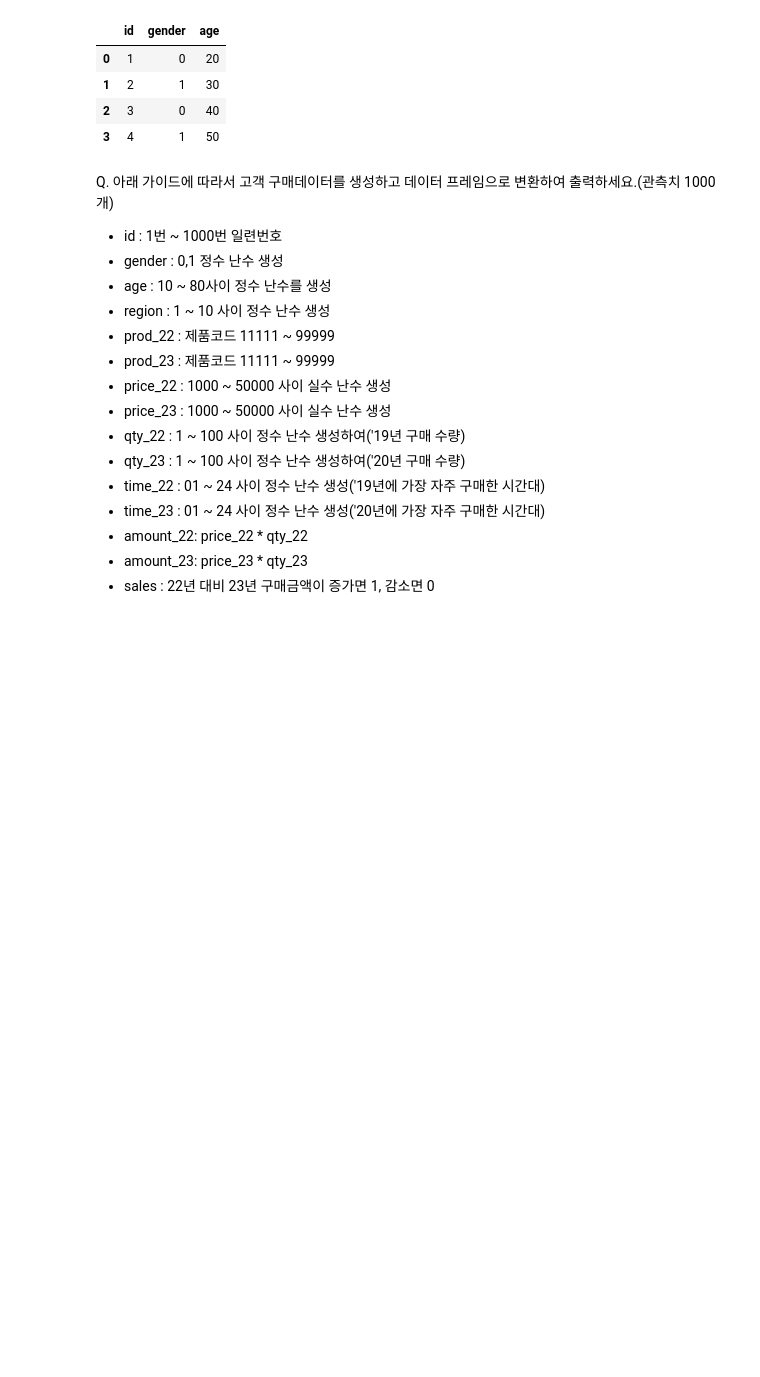
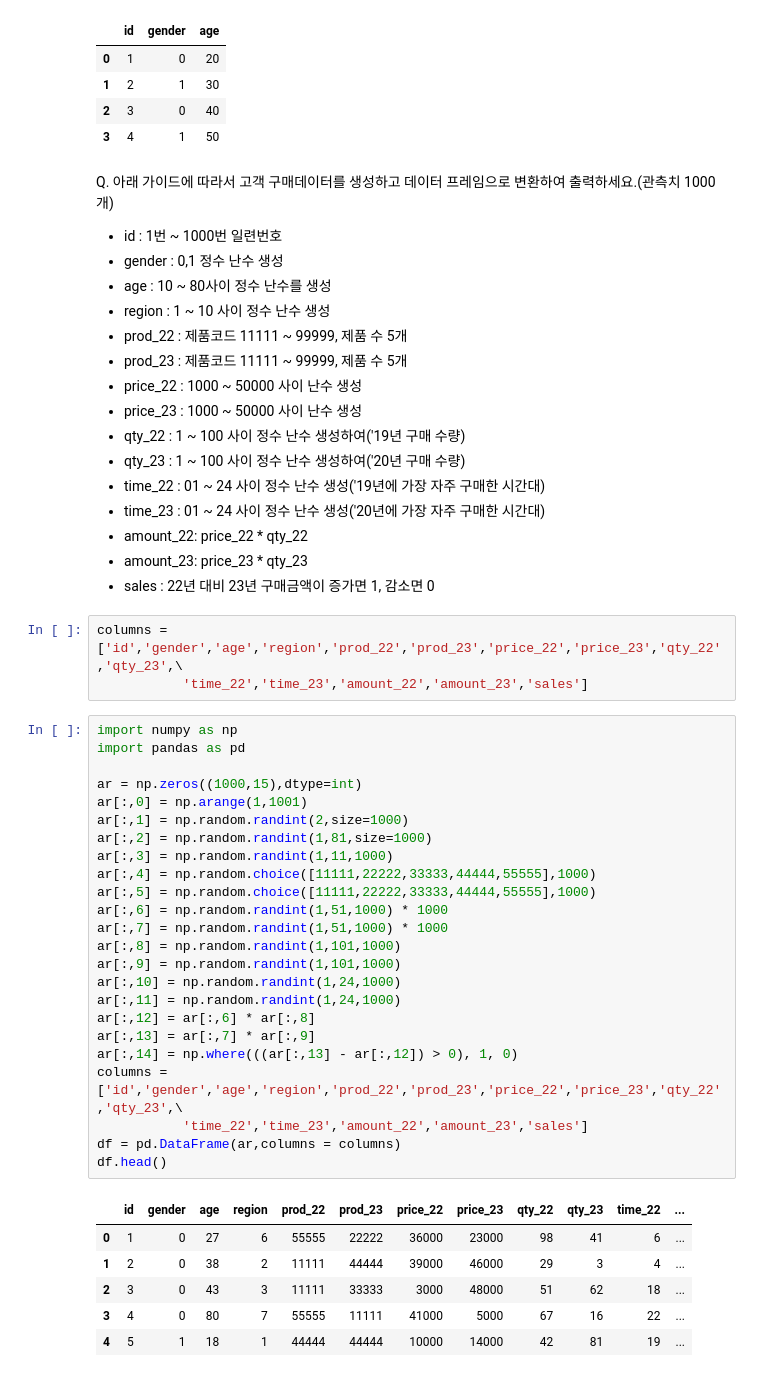
Before and after one commit to ilm52626/HKMD1_Complementary, a Jupyter notebook: m2_분석라이브러리/numpy/numpy_random_guide.ipynb, the cells around one changed output. Cells and saved outputs as stored; diff of their text form; blank space fills up the shorter version.

```diff
--- a/m2_분석라이브러리/numpy/numpy_random_guide.ipynb
+++ b/m2_분석라이브러리/numpy/numpy_random_guide.ipynb
@@ -271,10 +271,10 @@ Q. 아래 가이드에 따라서 고객 구매데이터를 생성하고 데이
 - gender : 0,1 정수 난수 생성
 - age : 10 ~ 80사이 정수 난수를 생성
 - region : 1 ~ 10 사이 정수 난수 생성
-- prod_22 : 제품코드 11111 ~ 99999
-- prod_23 : 제품코드 11111 ~ 99999
-- price_22 : 1000 ~ 50000 사이 실수 난수 생성
-- price_23 : 1000 ~ 50000 사이 실수 난수 생성
+- prod_22 : 제품코드 11111 ~ 99999, 제품 수 5개
+- prod_23 : 제품코드 11111 ~ 99999, 제품 수 5개
+- price_22 : 1000 ~ 50000 사이 난수 생성
+- price_23 : 1000 ~ 50000 사이 난수 생성
 - qty_22 : 1 ~ 100 사이 정수 난수 생성하여('19년 구매 수량)
 - qty_23 : 1 ~ 100 사이 정수 난수 생성하여('20년 구매 수량)
 - time_22 : 01 ~ 24 사이 정수 난수 생성('19년에 가장 자주 구매한 시간대)
@@ -282,3 +282,37 @@ Q. 아래 가이드에 따라서 고객 구매데이터를 생성하고 데이
 - amount_22: price_22 * qty_22
 - amount_23: price_23 * qty_23
 - sales : 22년 대비 23년 구매금액이 증가면 1, 감소면 0
+# %%
+columns = ['id','gender','age','region','prod_22','prod_23','price_22','price_23','qty_22','qty_23',\
+           'time_22','time_23','amount_22','amount_23','sales']
+# %%
+import numpy as np
+import pandas as pd
+
+ar = np.zeros((1000,15),dtype=int)
+ar[:,0] = np.arange(1,1001)
+ar[:,1] = np.random.randint(2,size=1000)
+ar[:,2] = np.random.randint(1,81,size=1000)
+ar[:,3] = np.random.randint(1,11,1000)
+ar[:,4] = np.random.choice([11111,22222,33333,44444,55555],1000)
+ar[:,5] = np.random.choice([11111,22222,33333,44444,55555],1000)
+ar[:,6] = np.random.randint(1,51,1000) * 1000
+ar[:,7] = np.random.randint(1,51,1000) * 1000
+ar[:,8] = np.random.randint(1,101,1000)
+ar[:,9] = np.random.randint(1,101,1000)
+ar[:,10] = np.random.randint(1,24,1000)
+ar[:,11] = np.random.randint(1,24,1000)
+ar[:,12] = ar[:,6] * ar[:,8]
+ar[:,13] = ar[:,7] * ar[:,9]
+ar[:,14] = np.where(((ar[:,13] - ar[:,12]) > 0), 1, 0)
+columns = ['id','gender','age','region','prod_22','prod_23','price_22','price_23','qty_22','qty_23',\
+           'time_22','time_23','amount_22','amount_23','sales']
+df = pd.DataFrame(ar,columns = columns)
+df.head()
+# %% [output]
+|  | id | gender | age | region | prod_22 | prod_23 | price_22 | price_23 | qty_22 | qty_23 | time_22 | ... |
+| 0 | 1 | 0 | 27 | 6 | 55555 | 22222 | 36000 | 23000 | 98 | 41 | 6 | ... |
+| 1 | 2 | 0 | 38 | 2 | 11111 | 44444 | 39000 | 46000 | 29 | 3 | 4 | ... |
+| 2 | 3 | 0 | 43 | 3 | 11111 | 33333 | 3000 | 48000 | 51 | 62 | 18 | ... |
+| 3 | 4 | 0 | 80 | 7 | 55555 | 11111 | 41000 | 5000 | 67 | 16 | 22 | ... |
+| 4 | 5 | 1 | 18 | 1 | 44444 | 44444 | 10000 | 14000 | 42 | 81 | 19 | ... |
```
Also changed, not shown: parts of 1 cell of this notebook.
